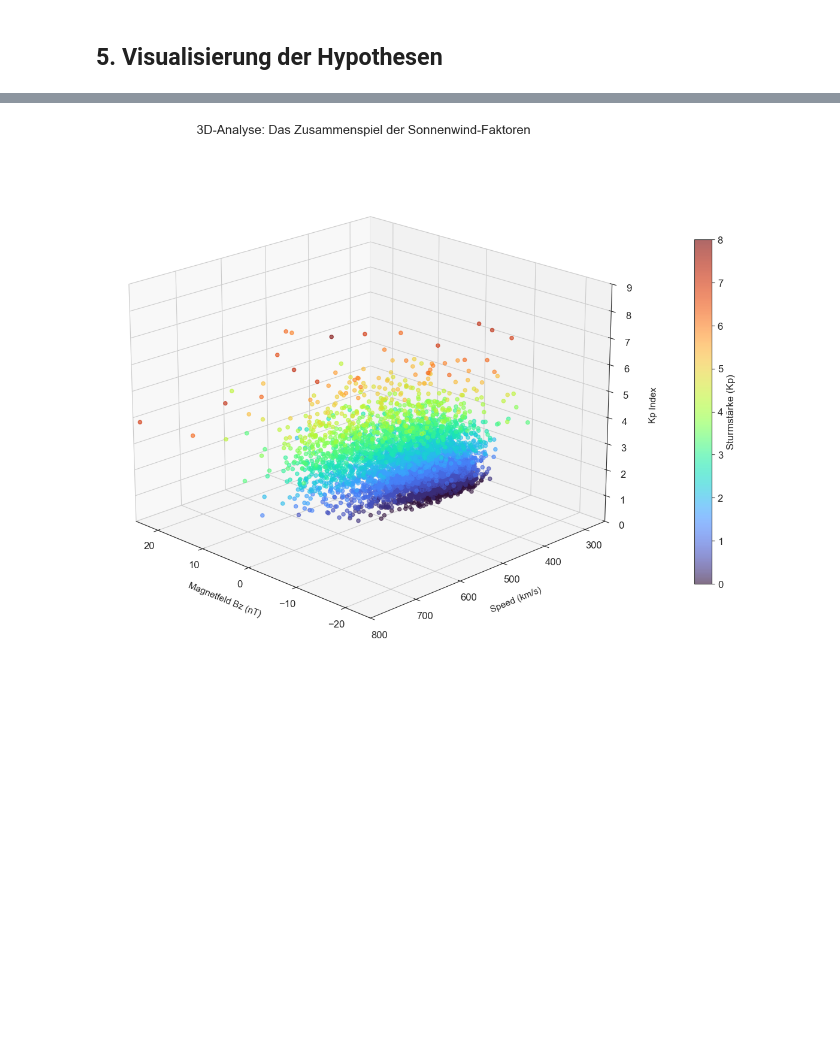
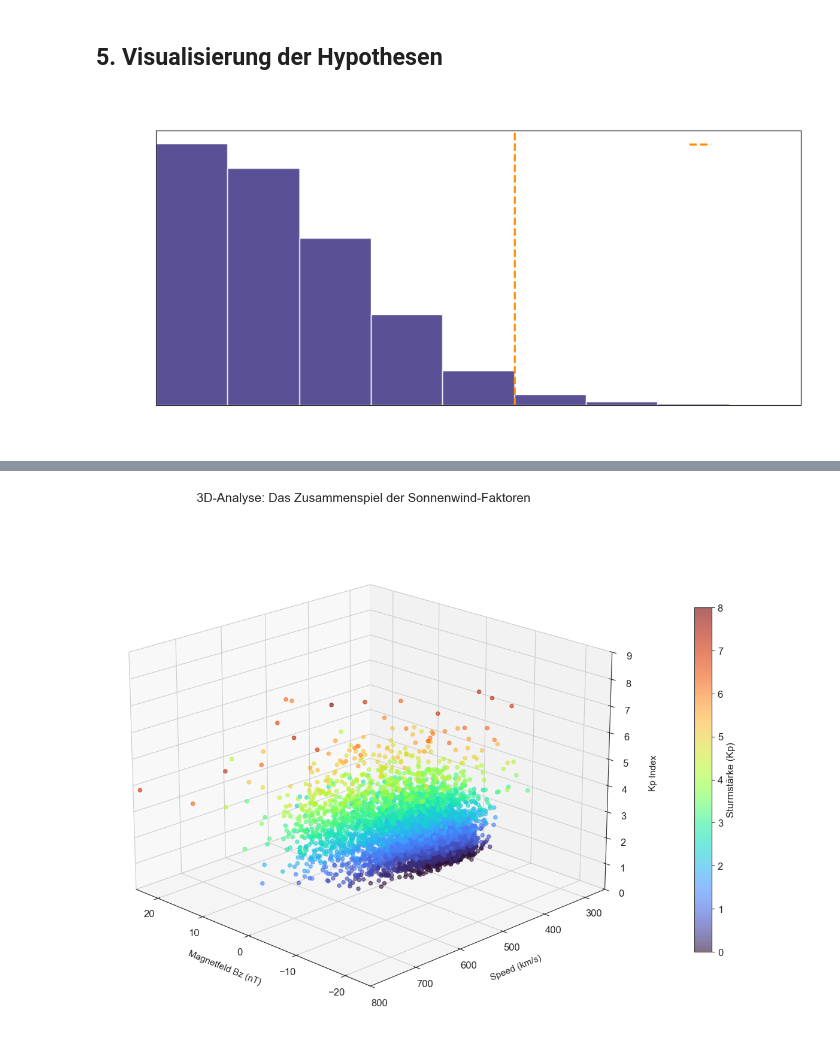
Before and after one commit to jeanpascalgerber/statistics, a Jupyter notebook: Statistik/git/data/gerber_jp_nordlichter.ipynb, the cells around one changed output, grey strips where cells are left out. Saved outputs shown, nothing was run; the diff lists cells and outputs as text; code cells hidden in the pictures; blank space fills up the shorter version.

```diff
--- a/Statistik/git/data/gerber_jp_nordlichter.ipynb
+++ b/Statistik/git/data/gerber_jp_nordlichter.ipynb
@@ -92,4 +93,36 @@ plt.show()
 [figure]
 # %% [markdown]
 ## 5. Visualisierung der Hypothesen
+# %%
+#Histogramm
+
+# Style für transparente Plots anpassen (ticks ist neutraler als whitegrid)
+sns.set_style("ticks")
+plt.rcParams.update({'font.size': 11, 'axes.facecolor': 'none', 'figure.facecolor': 'none'})
+
+# Plot erstellen
+plt.figure(figsize=(10, 5))
+sns.histplot(df_clean['Kp'], bins=np.arange(0, 11, 1), color='#483D8B', edgecolor='white', alpha=0.9)
+plt.axvline(5, color='#FF8C00', linestyle='--', linewidth=2, label='Sturm (Kp ≥ 5)')
+plt.xticks(np.arange(0.5, 10.5, 1), labels=np.arange(0, 10, 1))
+plt.xlim(0, 9)
+
+# Titel und Achsenbeschriftungen weiss machen für dunklen Hintergrund
+plt.title('Häufigkeitsverteilung (Kp-Index)', fontsize=14, pad=20, color='white')
+plt.xlabel('Kp Index', fontsize=12, color='white')
+plt.ylabel('Häufigkeit', fontsize=12, color='white')
+plt.tick_params(colors='white') # Achsen-Zahlen weiss
+
+# Legende anpassen
+legend = plt.legend()
+plt.setp(legend.get_texts(), color='white')
+legend.get_frame().set_facecolor('none') # Legenden-Box transparent
+legend.get_frame().set_edgecolor('white')
+
+plt.tight_layout()
+
+plt.savefig('grafik_3_histogramm_transparent.png', dpi=300, transparent=True)
+plt.show()
+# %% [output]
+[figure, added]
 # %%
```
Also changed, not shown: parts of 4 cells of this notebook.
